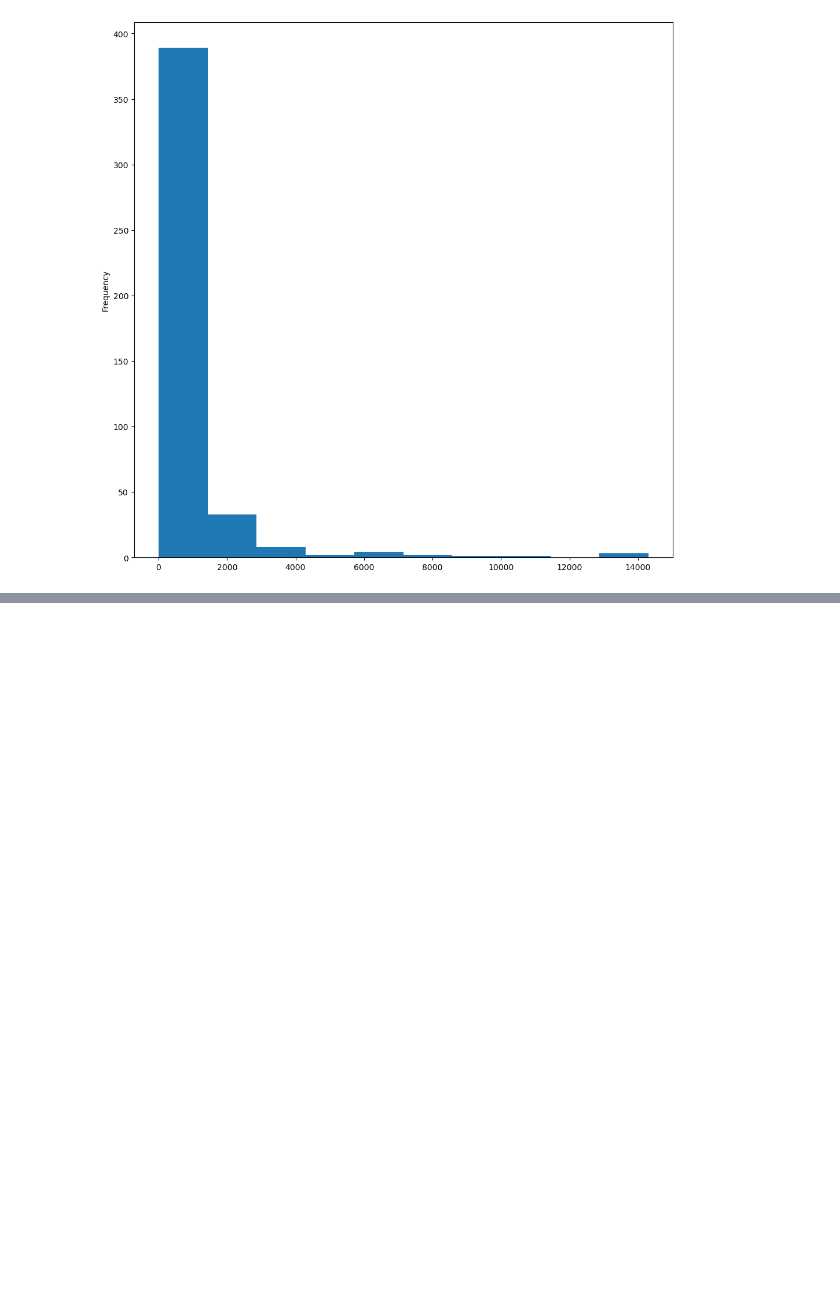
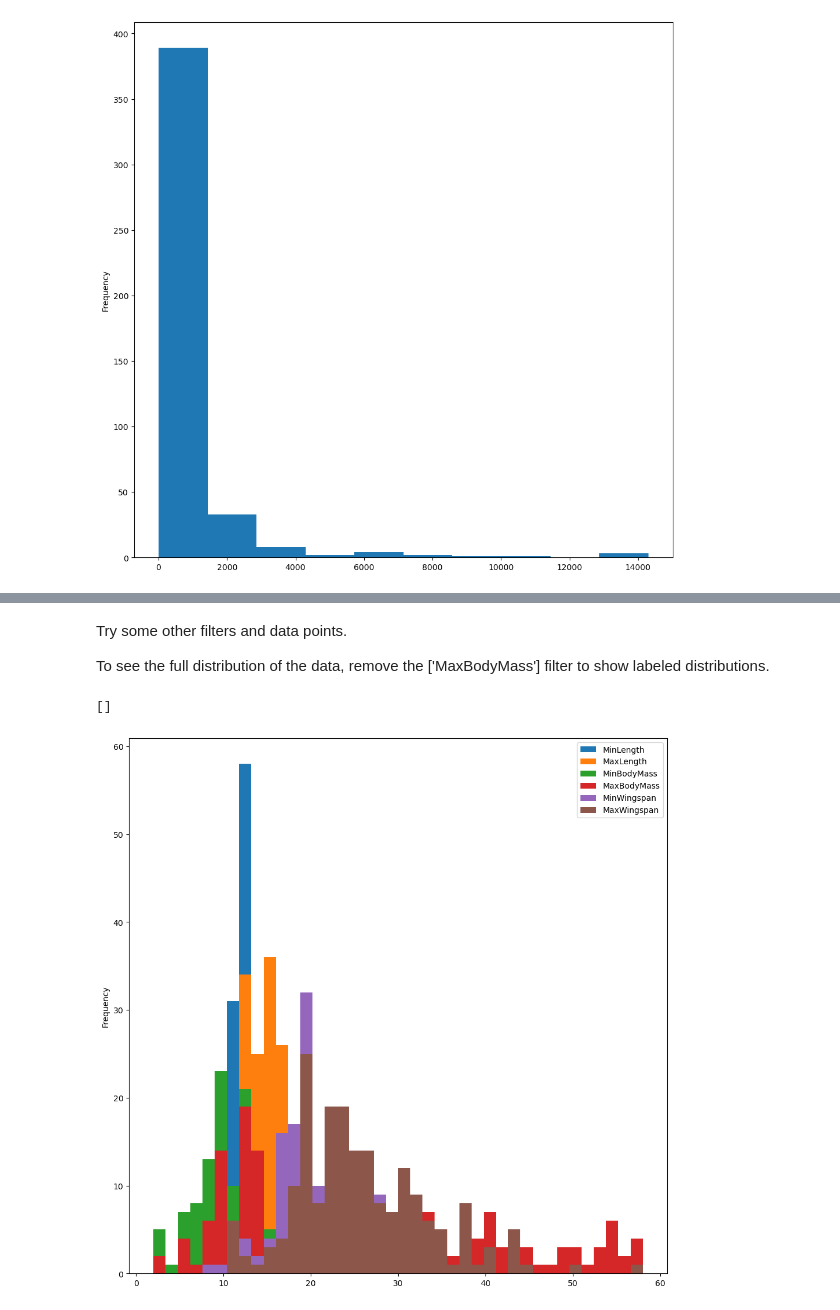
Before and after one commit to lukmanaj/ArewaDS-Machine-Learning-Assignments, a Jupyter notebook: week_03/2_visualizing_distributions.ipynb, the cells around one changed output, grey strips where cells are left out. Cells and saved outputs as stored; diff of their text form; code cells hidden in the pictures; blank space fills up the shorter version.

```diff
--- a/week_03/2_visualizing_distributions.ipynb
+++ b/week_03/2_visualizing_distributions.ipynb
@@ -35,0 +56,10 @@ plt.show()
+# %% [markdown]
+Try some other filters and data points.
+
+To see the full distribution of the data, remove the ['MaxBodyMass'] filter to show labeled distributions.
+# %%
+filteredBirds.plot(kind='hist',bins=40,figsize=(12,12))
+plt.plot()
+# %% [output]
+[]
+[figure, added]
```
Also changed, not shown: parts of 6 cells of this notebook.
